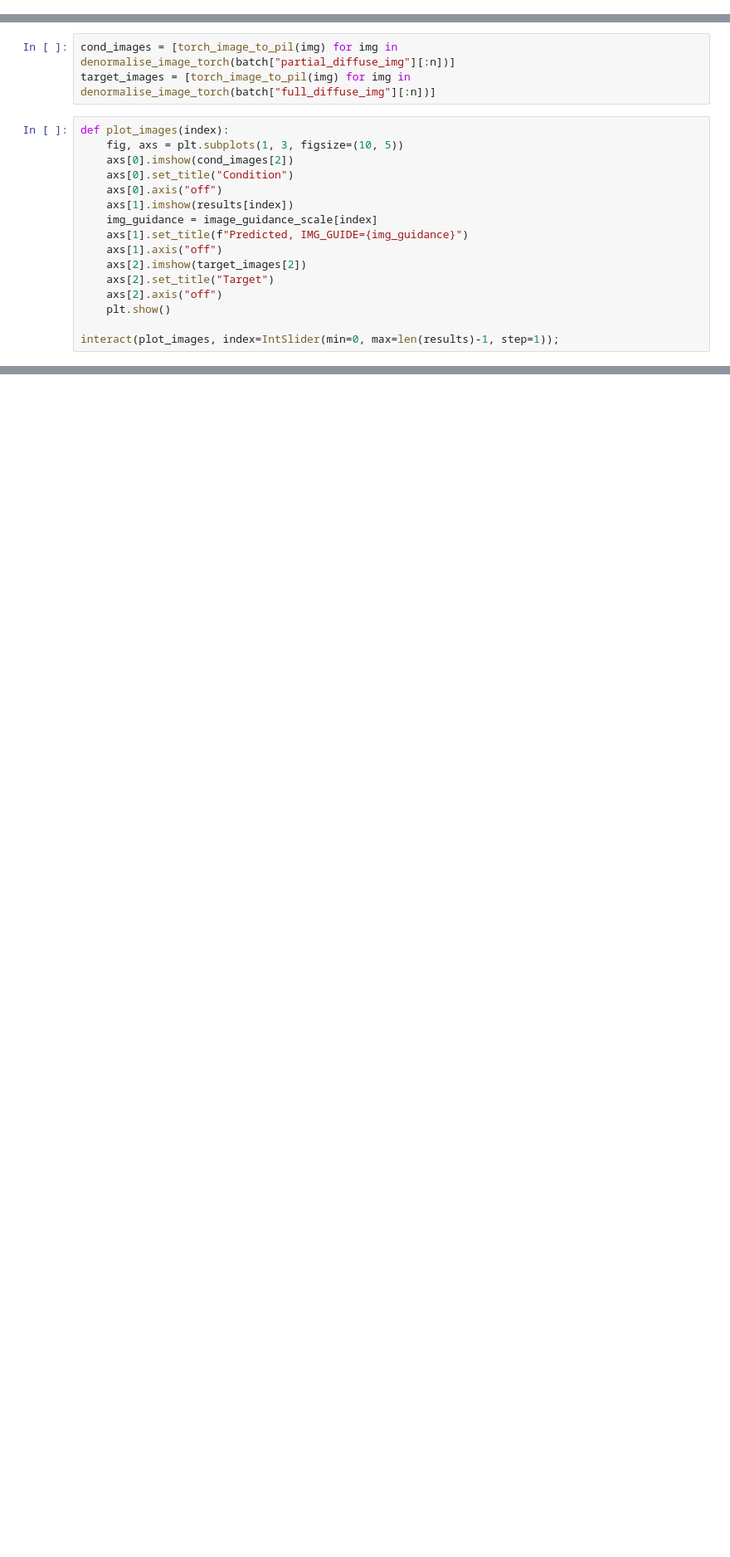
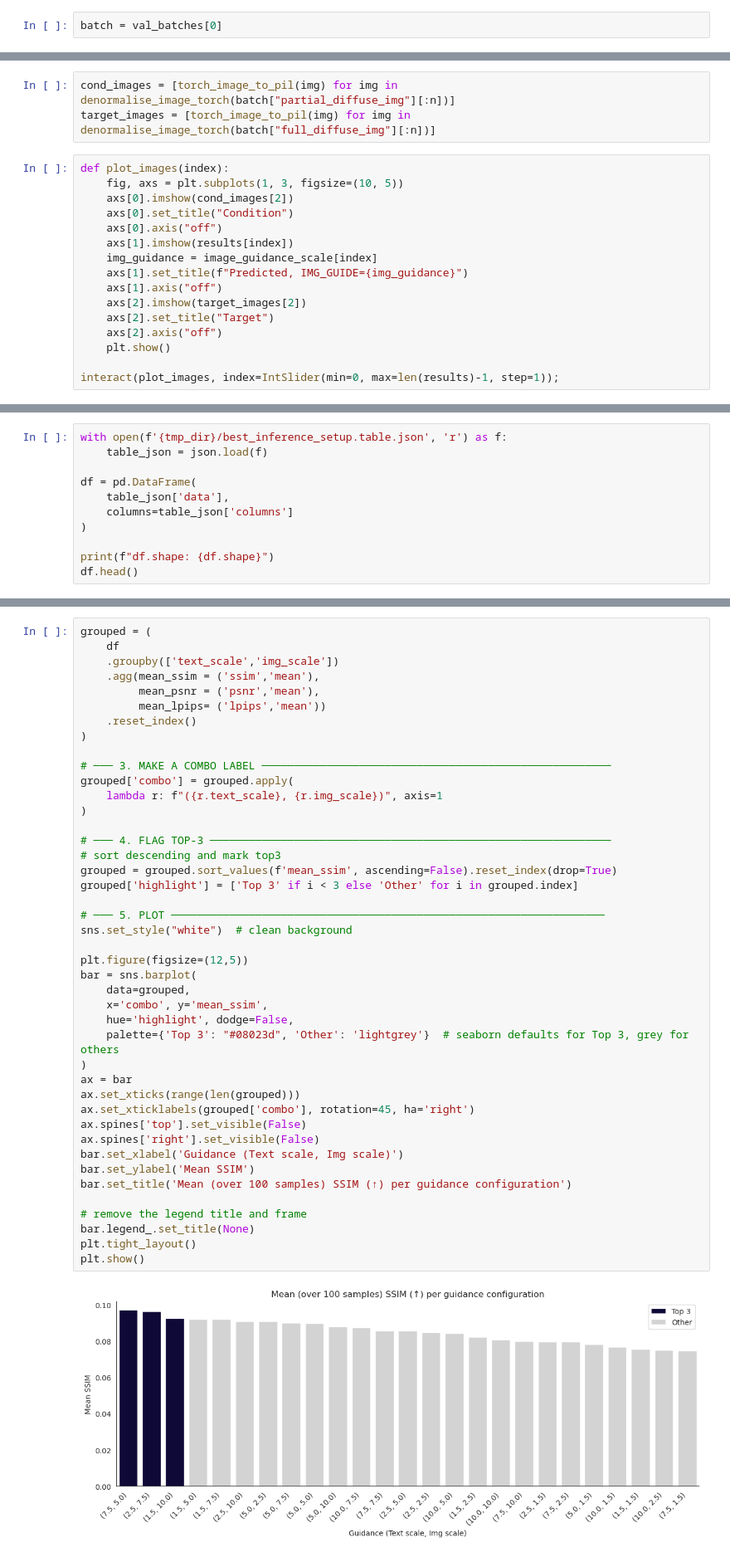
Before and after one commit to ludekcizinsky/garment-texture-completion, a Jupyter notebook: notebooks/post_training.ipynb, the cells around one changed output, grey strips where cells are left out. Shown at 83% size. Saved outputs shown, nothing was run; the diff lists cells and outputs as text; blank space fills up the shorter version.

Commit message:
initial version of plot

```diff
--- a/notebooks/post_training.ipynb
+++ b/notebooks/post_training.ipynb
@@ -155 +88,3 @@ n = 5
+# %%
+batch = val_batches[0]
 # %%
@@ -213,0 +182,11 @@ interact(plot_images, index=IntSlider(min=0, max=len(results)-1, step=1));
+# %%
+with open(f'{tmp_dir}/best_inference_setup.table.json', 'r') as f:
+    table_json = json.load(f)
+
+df = pd.DataFrame(
+    table_json['data'],
+    columns=table_json['columns']
+)
+
+print(f"df.shape: {df.shape}")
+df.head()
@@ -213,0 +209,45 @@ interact(plot_images, index=IntSlider(min=0, max=len(results)-1, step=1));
+# %%
+grouped = (
+    df
+    .groupby(['text_scale','img_scale'])
+    .agg(mean_ssim = ('ssim','mean'),
+         mean_psnr = ('psnr','mean'),
+         mean_lpips= ('lpips','mean'))
+    .reset_index()
+)
+
+# ─── 3. MAKE A COMBO LABEL ──────────────────────────────────────────────────────
+grouped['combo'] = grouped.apply(
+    lambda r: f"({r.text_scale}, {r.img_scale})", axis=1
+)
+
+# ─── 4. FLAG TOP-3 ──────────────────────────────────────────────────────────────
+# sort descending and mark top3
+grouped = grouped.sort_values(f'mean_ssim', ascending=False).reset_index(drop=True)
+grouped['highlight'] = ['Top 3' if i < 3 else 'Other' for i in grouped.index]
+
+# ─── 5. PLOT ───────────────────────────────────────────────────────────────────
+sns.set_style("white")  # clean background
+
+plt.figure(figsize=(12,5))
+bar = sns.barplot(
+    data=grouped,
+    x='combo', y='mean_ssim',
+    hue='highlight', dodge=False,
+    palette={'Top 3': "#08023d", 'Other': 'lightgrey'}  # seaborn defaults for Top 3, grey for others
+)
+ax = bar
+ax.set_xticks(range(len(grouped)))
+ax.set_xticklabels(grouped['combo'], rotation=45, ha='right')
+ax.spines['top'].set_visible(False)
+ax.spines['right'].set_visible(False)
+bar.set_xlabel('Guidance (Text scale, Img scale)')
+bar.set_ylabel('Mean SSIM')
+bar.set_title('Mean (over 100 samples) SSIM (↑) per guidance configuration')
+
+# remove the legend title and frame
+bar.legend_.set_title(None)
+plt.tight_layout()
+plt.show()
+# %% [output]
+[figure, added]
```
Also changed, not shown: parts of 22 cells of this notebook.
